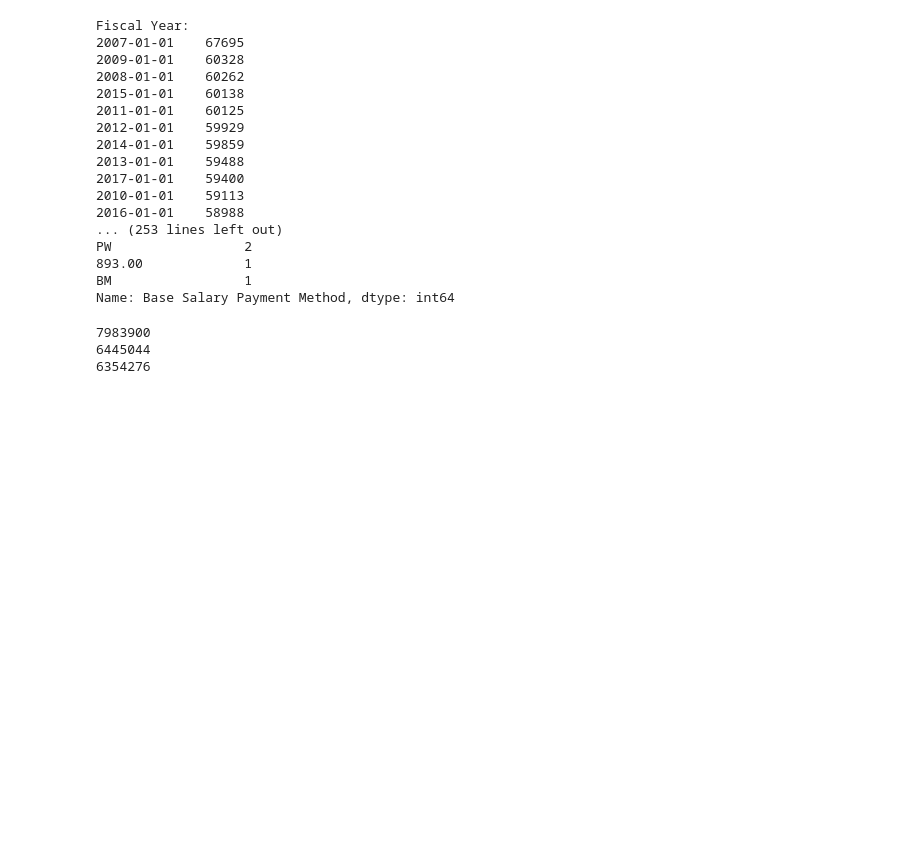
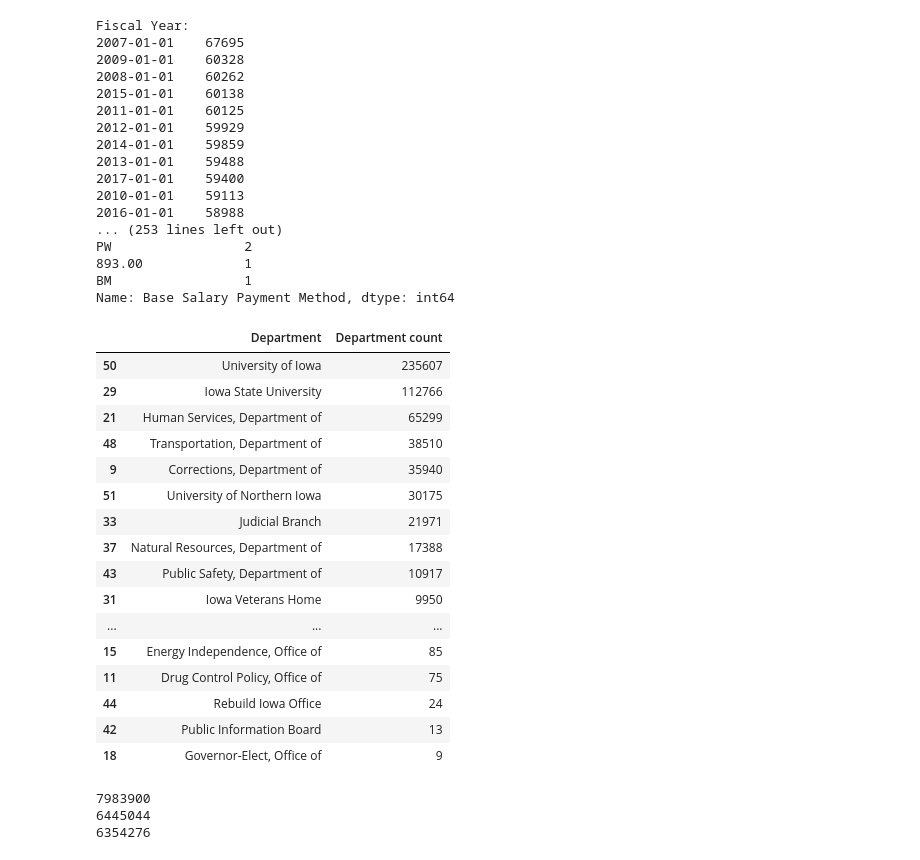
Before and after one commit to iopoi/iowa_state_employee_analysis-, a Jupyter notebook: dataset_explore_shengchunliu.ipynb, the cells around one changed output. Cells and saved outputs as stored; diff of their text form; code cells hidden in the pictures; blank space fills up the shorter version.

```diff
--- a/dataset_explore_shengchunliu.ipynb
+++ b/dataset_explore_shengchunliu.ipynb
@@ -135,8 +135,26 @@ PW                 2
 BM                 1
 Name: Base Salary Payment Method, dtype: int64
 # %%
-# gbyDep = data.groupby(data["Department"])
-# gbyDep.size().reset_index(name='Department count').sort_values(['Department count'], ascending=False)
+gbyDep = data.groupby(data["Department"])
+gbyDep.size().reset_index(name='Department count').sort_values(['Department count'], ascending=False)
+# %% [output]
+|  | Department | Department count |
+| 50 | University of Iowa | 235607 |
+| 29 | Iowa State University | 112766 |
+| 21 | Human Services, Department of | 65299 |
+| 48 | Transportation, Department of | 38510 |
+| 9 | Corrections, Department of | 35940 |
+| 51 | University of Northern Iowa | 30175 |
+| 33 | Judicial Branch | 21971 |
+| 37 | Natural Resources, Department of | 17388 |
+| 43 | Public Safety, Department of | 10917 |
+| 31 | Iowa Veterans Home | 9950 |
+| ... | ... | ... |
+| 15 | Energy Independence, Office of | 85 |
+| 11 | Drug Control Policy, Office of | 75 |
+| 44 | Rebuild Iowa Office | 24 |
+| 42 | Public Information Board | 13 |
+| 18 | Governor-Elect, Office of | 9 |
 # %%
 def eCDF (Mylist): # assume passed is a list
     array=np.array(Mylist)
```
Also changed, not shown: parts of 7 cells of this notebook.
